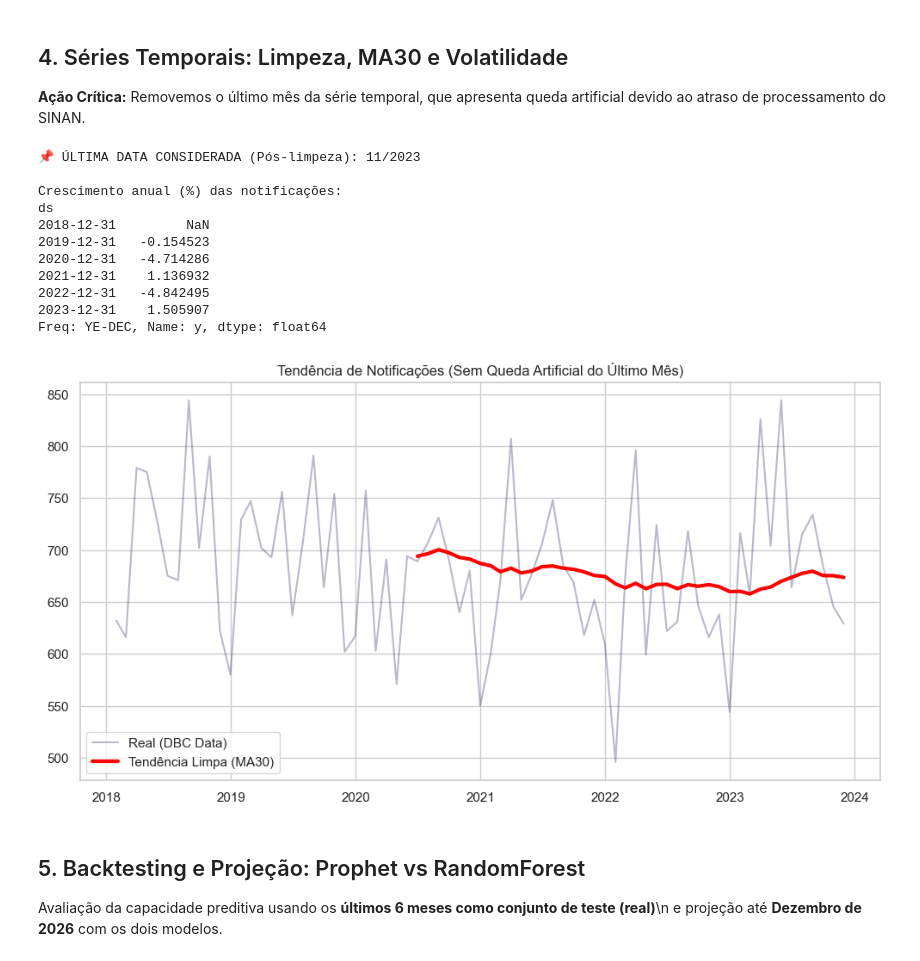
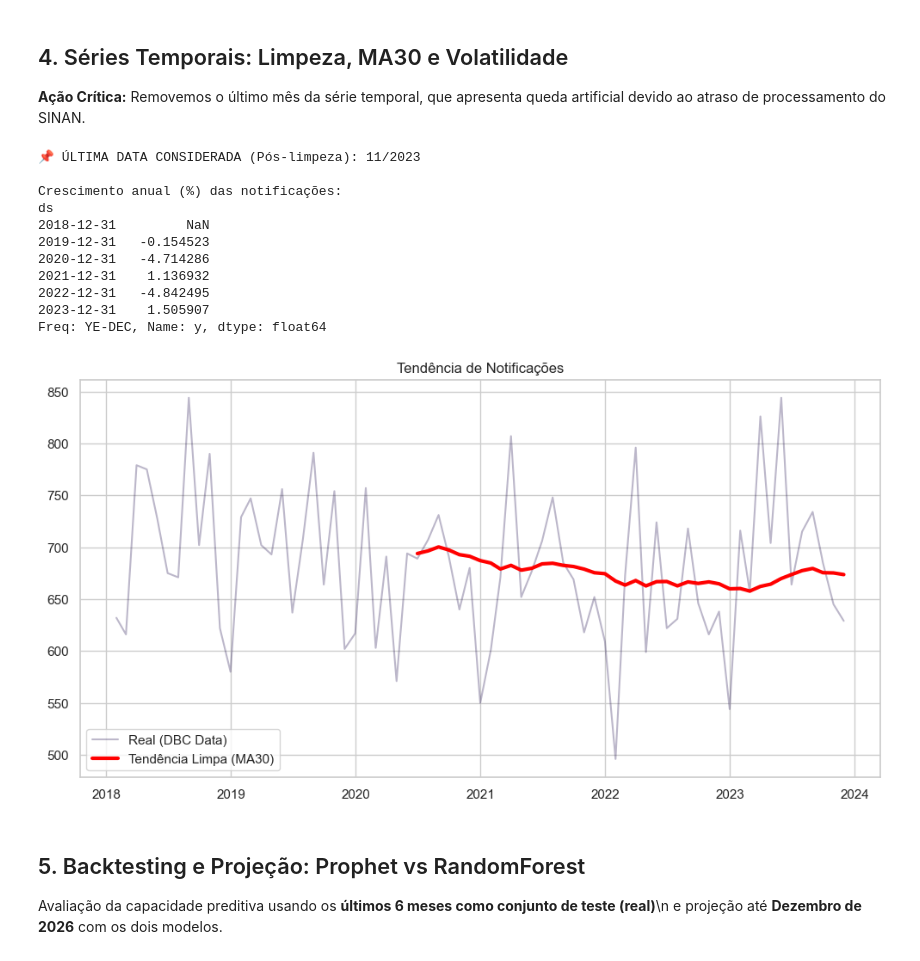
Before and after one commit to psantiago20/Desafio_Relampago_Analytics, a Jupyter notebook: notebooks/HIV-Gestante-Completo.ipynb, the cells around one changed output. Saved outputs shown, nothing was run; the diff lists cells and outputs as text; code cells hidden in the pictures.

```diff
--- a/notebooks/HIV-Gestante-Completo.ipynb
+++ b/notebooks/HIV-Gestante-Completo.ipynb
@@ -479,35 +441,35 @@ ts.columns = ['ds', 'y']
 ultima_data_real = ts['ds'].max()
 ts = ts[ts['ds'] < ultima_data_real]
 ts = ts[ts['ds'] > '2017-12-31']
 
 print(f"📌 ÚLTIMA DATA CONSIDERADA (Pós-limpeza): {ts['ds'].max().strftime('%m/%Y')}")
 
 ts['MA7'] = ts['y'].rolling(window=7).mean()
 ts['MA30'] = ts['y'].rolling(window=30).mean()
 ts['Volatilidade'] = ts['y'].rolling(window=12).std()
 
 print("\nCrescimento anual (%) das notificações:")
 print(ts.resample('Y', on='ds')['y'].sum().pct_change() * 100)
 
 plt.figure(figsize=(12,6))
 plt.plot(ts['ds'], ts['y'], alpha=0.3, label='Real (DBC Data)')
 plt.plot(ts['ds'], ts['MA30'], linewidth=3, color='red', label='Tendência Limpa (MA30)')
-plt.title("Tendência de Notificações (Sem Queda Artificial do Último Mês)")
+plt.title("Tendência de Notificações")
 plt.legend()
 plt.show()
 # %% [output]
 📌 ÚLTIMA DATA CONSIDERADA (Pós-limpeza): 11/2023
 
 Crescimento anual (%) das notificações:
 ds
 2018-12-31         NaN
 2019-12-31   -0.154523
 2020-12-31   -4.714286
 2021-12-31    1.136932
 2022-12-31   -4.842495
 2023-12-31    1.505907
 Freq: YE-DEC, Name: y, dtype: float64
-[figure, old version]
+[figure, new version]
 # %%
 def safe_forecast(ts, periods=12):
     if PROPHET_AVAILABLE:
```
Also changed, not shown: parts of 14 cells of this notebook, 1 other file.
